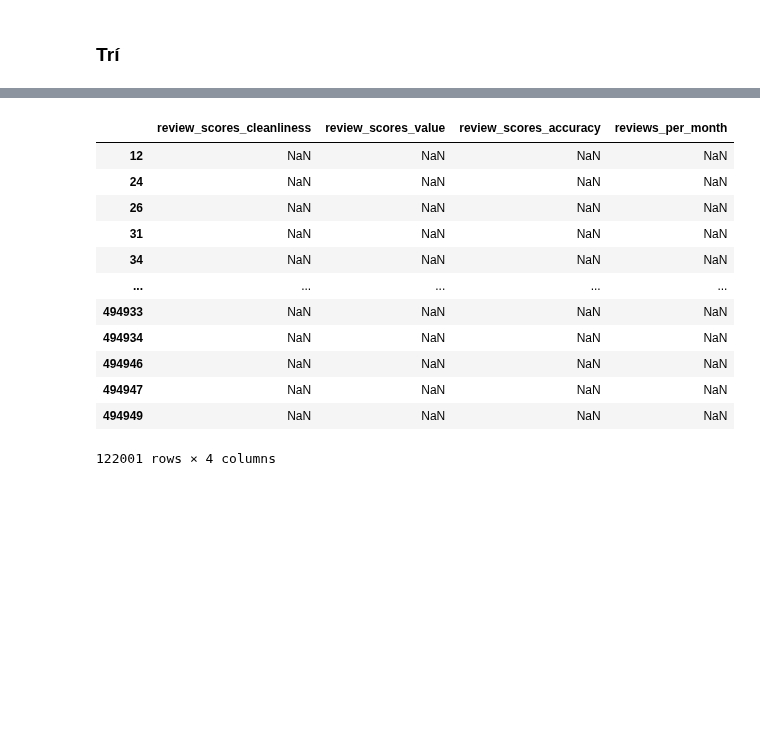
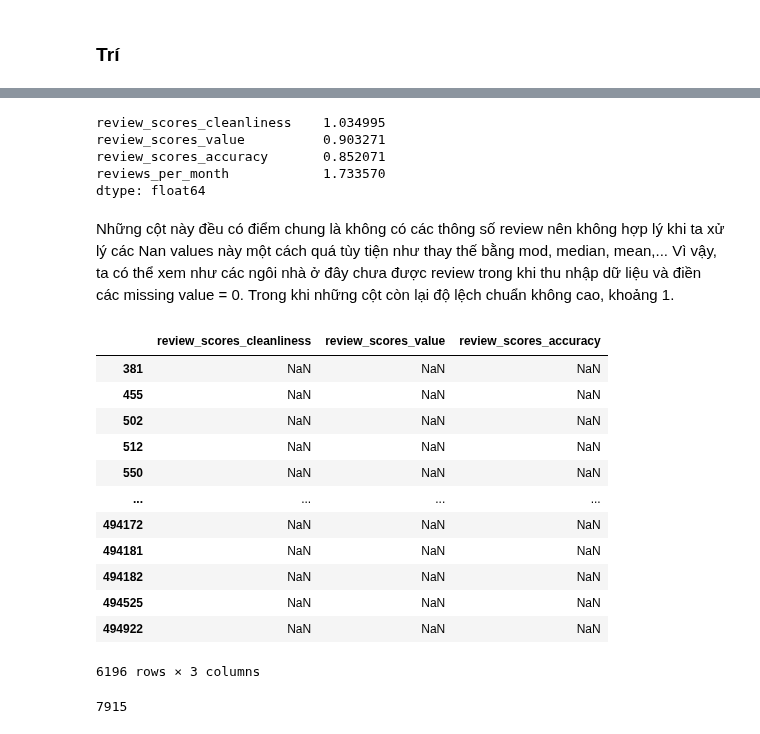
Before and after one commit to 19127592/PTDLUD, a Jupyter notebook: Project.ipynb, the cells around one changed output, grey strips where cells are left out. Cells and saved outputs as stored; diff of their text form; code cells hidden in the pictures; blank space fills up the shorter version.

```diff
--- a/Project.ipynb
+++ b/Project.ipynb
@@ -117,3 +116,7 @@ df3
 ## Quí
 # %% [markdown]
 ### Trí
+# %%
+cols = ['review_scores_cleanliness','review_scores_value','review_scores_accuracy','reviews_per_month']
+nan_idx = list(df2[cols][df2['reviews_per_month'].isnull()].index)
+df2[cols][df2['reviews_per_month'].isnull()]
@@ -120,20 +137,31 @@ df3
+# %%
+df2[cols].std()
+# %% [output]
+review_scores_cleanliness    1.034995
+review_scores_value          0.903271
+review_scores_accuracy       0.852071
+reviews_per_month            1.733570
+dtype: float64
+# %% [markdown]
+Những cột này đều có điểm chung là không có các thông số review nên không hợp lý khi ta xử lý các Nan values này một cách quá tùy tiện như thay thế bằng mod, median, mean,... Vì vậy, ta có thể xem như các ngôi nhà ở đây chưa được review trong khi thu nhập dữ liệu và điền các missing value = 0. Trong khi những cột còn lại độ lệch chuẩn không cao, khoảng 1.
+# %%
+mask = df2['reviews_per_month'].isna()
+df2.loc[mask,cols] = 0
+# %%
+cols.remove('reviews_per_month')
 # %%
-df2[['review_scores_cleanliness','review_scores_value','review_scores_accuracy','reviews_per_month']][\
-df2['review_scores_cleanliness'].isnull() & \
-df2['review_scores_value'].isnull() & \
-df2['review_scores_accuracy'].isnull() & \
-df2['reviews_per_month'].isnull()]
+df2[cols][df2['review_scores_cleanliness'].isnull() & df2['review_scores_value'].isnull() & df2['review_scores_accuracy'].isnull()]
 # %% [output]
-|  | review_scores_cleanliness | review_scores_value | review_scores_accuracy | reviews_per_month |
-| 12 | NaN | NaN | NaN | NaN |
-| 24 | NaN | NaN | NaN | NaN |
-| 26 | NaN | NaN | NaN | NaN |
-| 31 | NaN | NaN | NaN | NaN |
-| 34 | NaN | NaN | NaN | NaN |
-| ... | ... | ... | ... | ... |
-| 494933 | NaN | NaN | NaN | NaN |
-| 494934 | NaN | NaN | NaN | NaN |
-| 494946 | NaN | NaN | NaN | NaN |
-| 494947 | NaN | NaN | NaN | NaN |
-| 494949 | NaN | NaN | NaN | NaN |
+|  | review_scores_cleanliness | review_scores_value | review_scores_accuracy |
+| 381 | NaN | NaN | NaN |
+| 455 | NaN | NaN | NaN |
+| 502 | NaN | NaN | NaN |
+| 512 | NaN | NaN | NaN |
+| 550 | NaN | NaN | NaN |
+| ... | ... | ... | ... |
+| 494172 | NaN | NaN | NaN |
+| 494181 | NaN | NaN | NaN |
+| 494182 | NaN | NaN | NaN |
+| 494525 | NaN | NaN | NaN |
+| 494922 | NaN | NaN | NaN |
-122001 rows × 4 columns
+6196 rows × 3 columns
@@ -141,0 +168,4 @@ df2['reviews_per_month'].isnull()]
+# %%
+df2.price.isnull().sum()
+# %% [output]
+7915
```
Also changed, not shown: parts of 3 cells of this notebook.
